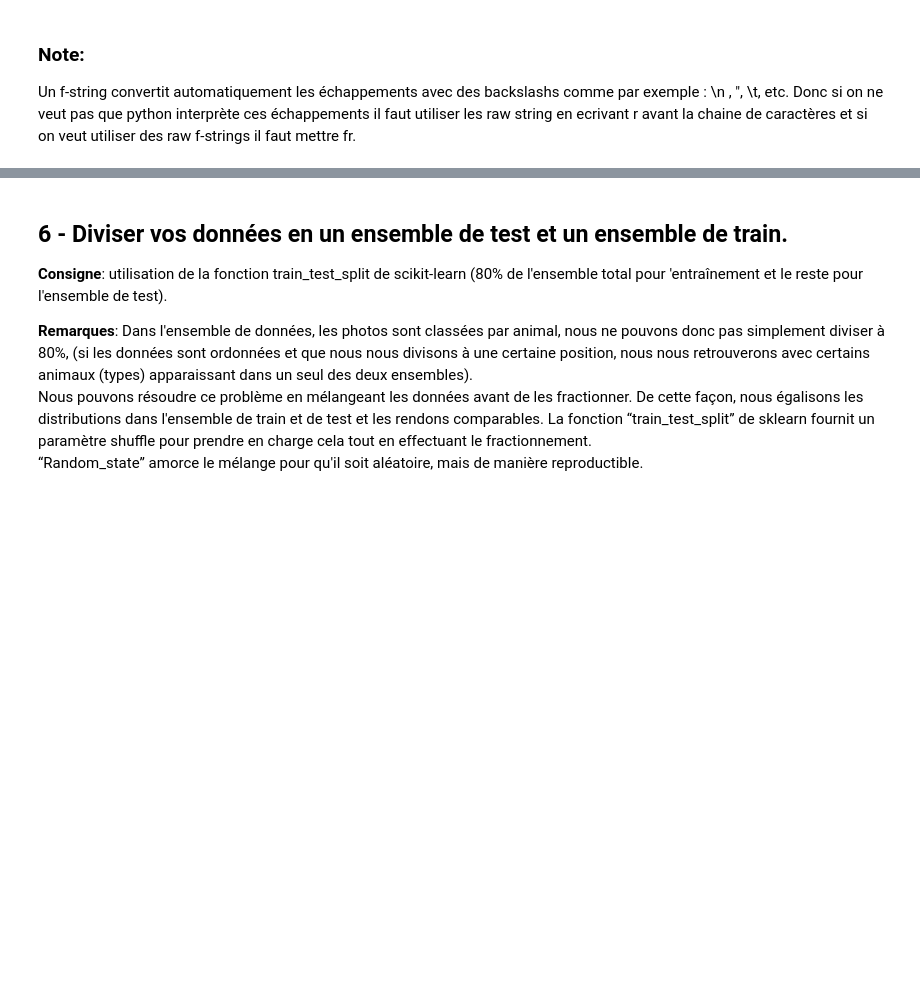
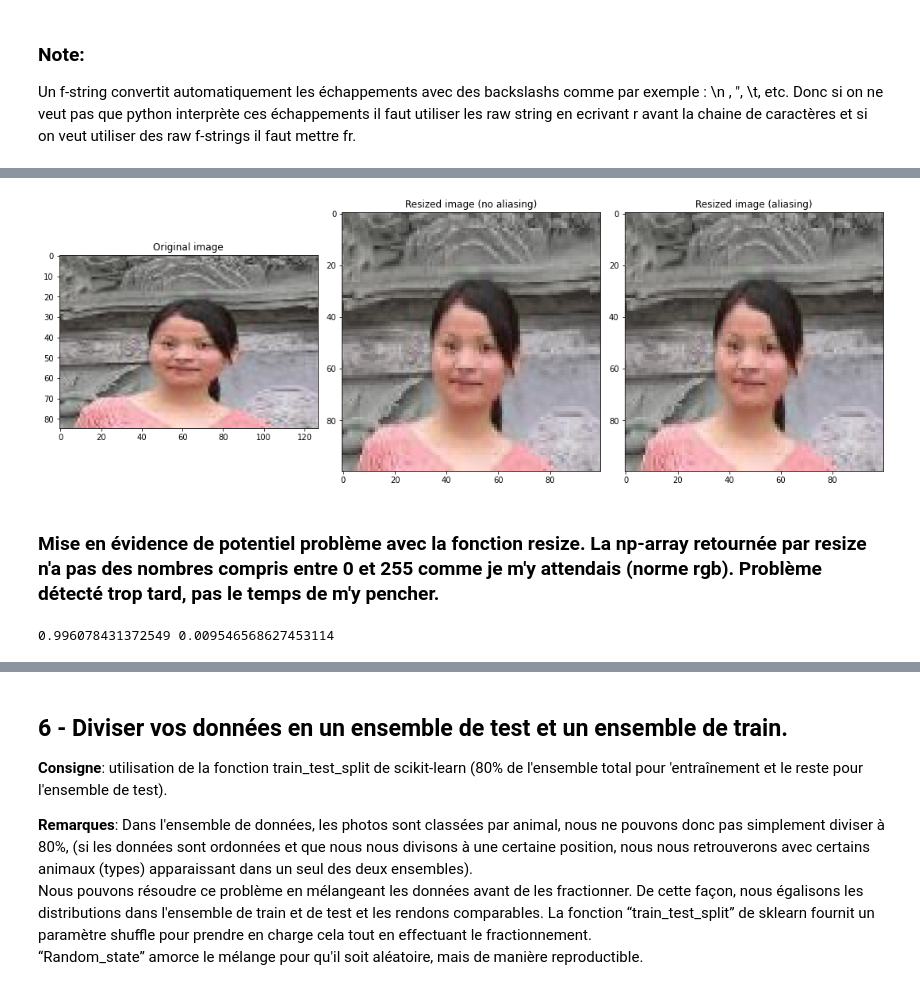
Before and after one commit to jpphi/brief14-Classification_Images, a Jupyter notebook: brief14-Classification_Images.ipynb, the cells around one changed output, grey strips where cells are left out. Cells and saved outputs as stored; diff of their text form; code cells hidden in the pictures; blank space fills up the shorter version.

```diff
--- a/brief14-Classification_Images.ipynb
+++ b/brief14-Classification_Images.ipynb
@@ -19,16 +26,31 @@ import pandas as pds
 
 import joblib
 
+import skimage
 from skimage.io import imread
 from skimage.feature import hog
 from skimage.transform import rescale, resize
 from skimage import data, color
 
+from sklearn.linear_model import SGDClassifier
+from sklearn.preprocessing import StandardScaler, Normalizer
+from sklearn.metrics import confusion_matrix, classification_report
+from sklearn.pipeline import Pipeline
+from sklearn import svm
+from sklearn.model_selection import cross_val_predict, GridSearchCV, train_test_split
+from sklearn.base import BaseEstimator, TransformerMixin
+
+from mpl_toolkits.axes_grid1 import make_axes_locatable
+
 import matplotlib.pyplot as plt
 
 import os
 
+import random
+
 from collections import Counter
+
+
 
 #----------------------------------- Variables globales ----------------------------------------------
 #data = dict()
@@ -38,7 +60,7 @@ from collections import Counter
 #data['data'] = []
 
 d_DATA={'description': [],'label': [], 'filename': [],'data': []}
-LARGEUR= 80
+LARGEUR= 100 # Tester sur des format image plus large, 120 ?
 HAUTEUR= LARGEUR
 # %% [markdown]
 ### Note:
@@ -309,0 +96,30 @@ for ax, label in zip(axes, labels):
+# %%
+# Image provenant du dataset pour mettre en lumière pb éventuel
+img = imread(os.path.join("/home/jpphi/Documents/brief/brief14-Classification_Images/", "img3_testdeform.jpg"))
+img_resized = resize(img, (LARGEUR, HAUTEUR), anti_aliasing=True)
+img_resized_aafalse= resize(img, (LARGEUR, HAUTEUR), anti_aliasing= False)
+
+# Création de l'espace d'affichage
+fig, axes = plt.subplots(nrows=1, ncols=3, figsize=(15, 8))
+
+axes[0].imshow(img, cmap='BrBG')
+axes[0].set_title("Original image")
+
+axes[1].imshow(img_resized, cmap='BrBG')
+axes[1].set_title("Resized image (no aliasing)")
+
+axes[2].imshow(img_resized_aafalse, cmap='BrBG')
+axes[2].set_title("Resized image (aliasing)")
+
+#axes[0].set_xlim(0, 512)
+#axes[0].set_ylim(512, 0)
+plt.tight_layout()
+plt.show()
+# %% [output]
+[figure, added]
+# %% [markdown]
+### **Mise en évidence de potentiel problème avec la fonction resize**. La np-array retournée par resize n'a pas des nombres compris entre 0 et 255 comme je m'y attendais (norme rgb). Problème détecté trop tard, pas le temps de m'y pencher.
+# %%
+print(img_resized.max(), img_resized.min())
+# %% [output]
+0.996078431372549 0.009546568627453114
```
Also changed, not shown: parts of 84 cells of this notebook, 9 other files.
